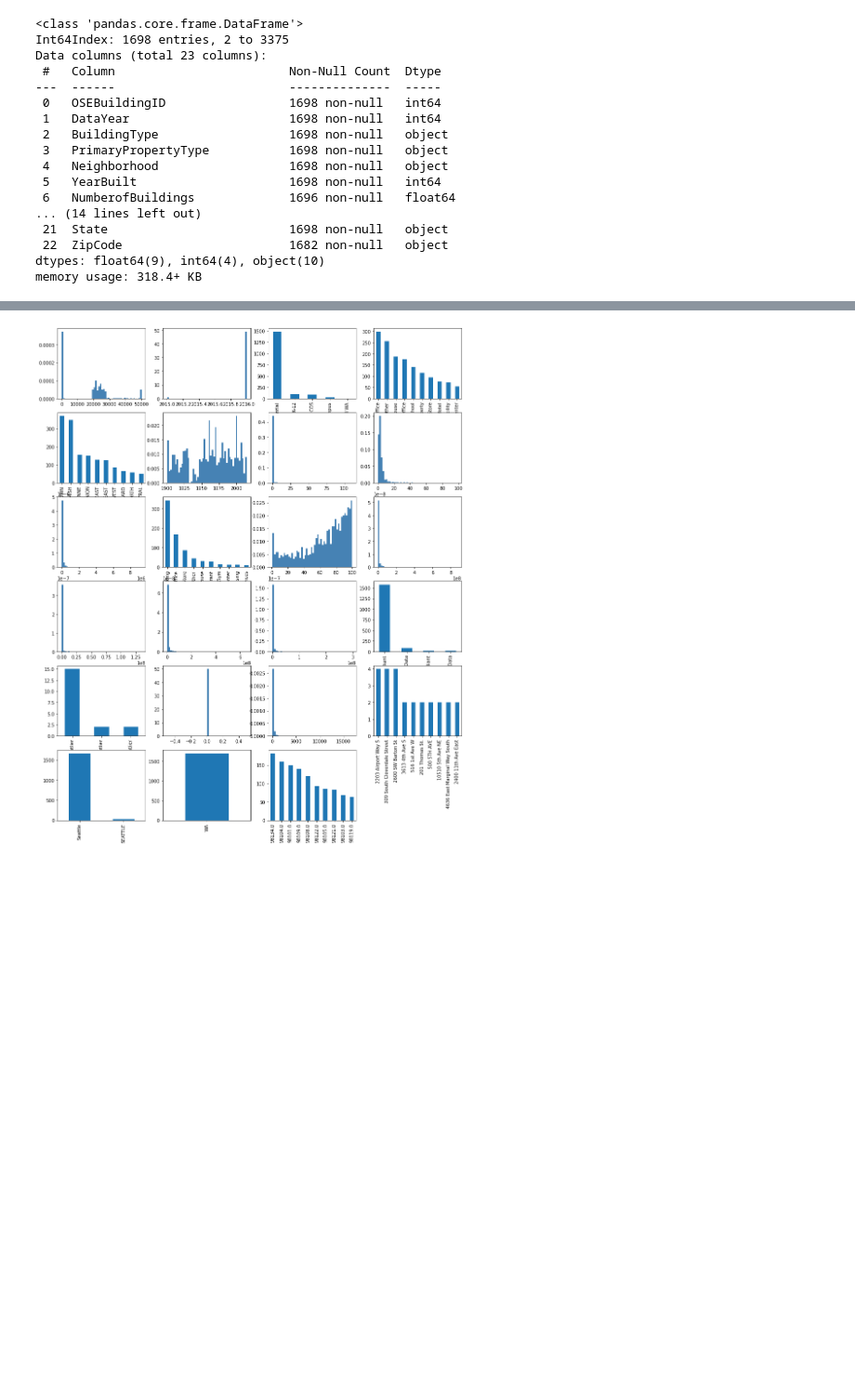
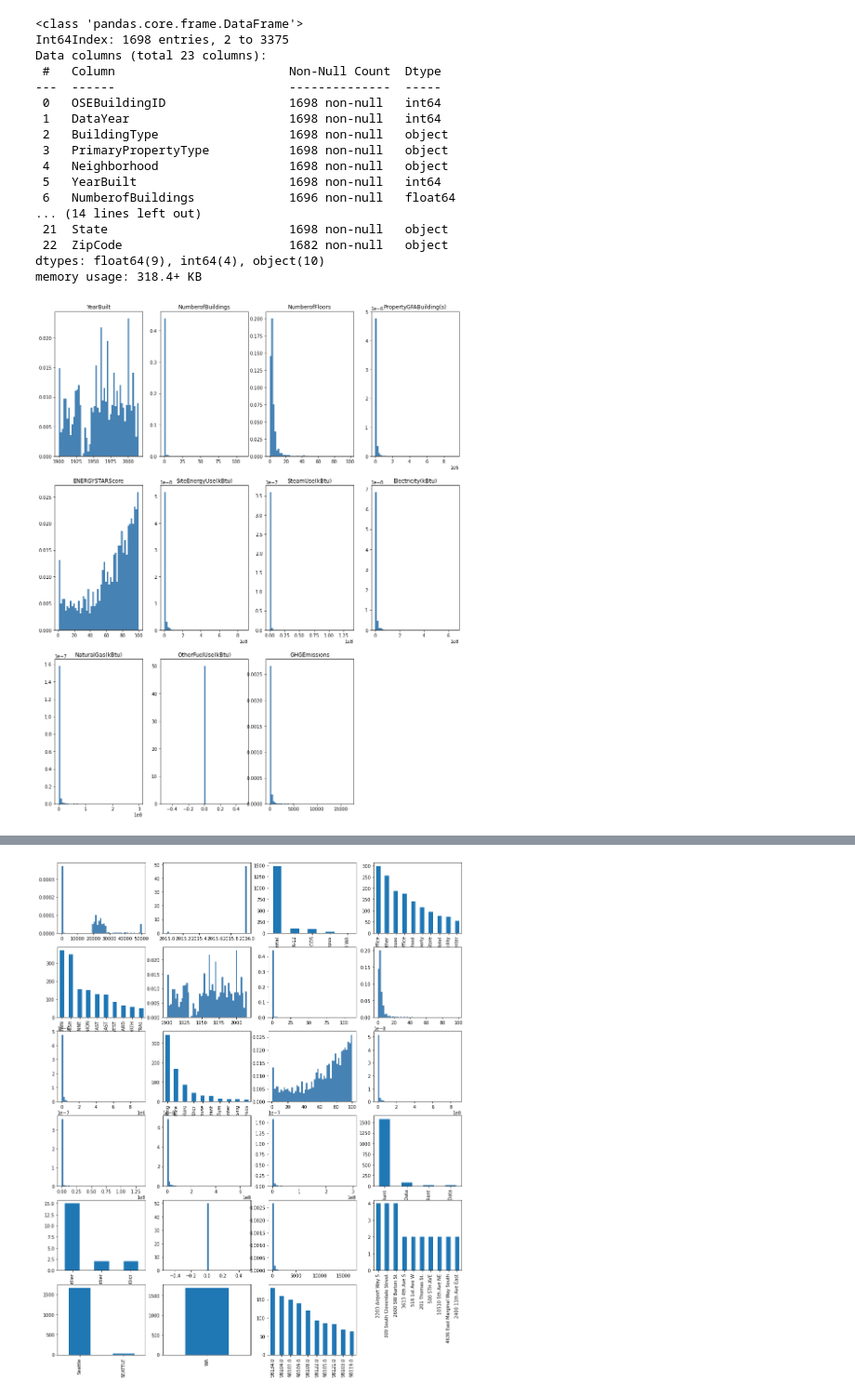
Before and after one commit to sebastienbourgeois/oc-p4-anticiper-besoin-consommation-batiments, a Jupyter notebook: Pelec_01_notebook.ipynb, the cells around one changed output, grey strips where cells are left out. Shown at 93% size. Saved outputs shown, nothing was run; the diff lists cells and outputs as text; code cells hidden in the pictures; blank space fills up the shorter version.

Commit message:
MAJ notebook : séparation du dataset selon le type des variables et visualisation des variables quantitatives

```diff
--- a/Pelec_01_notebook.ipynb
+++ b/Pelec_01_notebook.ipynb
@@ -607,7 +607,25 @@ mapping_visualisation_variable["ComplianceStatus"] = True
 mapping_visualisation_variable["Outlier"] = True
 mapping_visualisation_variable["OtherFuelUse(kBtu)"] = True
 mapping_visualisation_variable["GHGEmissions"] = True
-mapping_visualisation_variable["Address"] = True
-mapping_visualisation_variable["City"] = True
-mapping_visualisation_variable["State"] = True
-mapping_visualisation_variable["ZipCode"] = True
+mapping_visualisation_variable["Address"] = False # pas d'intérêt de visualiser cette variable
+mapping_visualisation_variable["City"] = False
+mapping_visualisation_variable["State"] = False
+mapping_visualisation_variable["ZipCode"] = False
+# %%
+# Séparation du dataset selon les types de variables pour faciliter la visualisation
+variables_quantitatives = [nom_colonne for nom_colonne in mapping_type_variables
+                                           if mapping_type_variables[nom_colonne] == "quantitative"]
+variables_qualitatives = [nom_colonne for nom_colonne in batiments_data.columns if nom_colonne not in variables_quantitatives]
+batiments_data_quanti = batiments_data[variables_quantitatives]
+batiments_data_quali = batiments_data[variables_qualitatives]
+# %%
+# Visualisation des variables quantitatives
+fig = plt.figure(figsize=(16, 20))
+for indice_colonne in range(batiments_data_quanti.shape[1]):
+    ax = fig.add_subplot(3, 4, (indice_colonne+1))
+    nom_colonne = batiments_data_quanti.iloc[:, indice_colonne].name
+    if mapping_visualisation_variable[nom_colonne]:
+        h = ax.hist(batiments_data_quanti.iloc[:, indice_colonne], bins=50, color='steelblue', density=True, edgecolor='none')
+        ax.set_title(nom_colonne, fontsize=12)
+# %% [output]
+[figure, added]
```
Also changed, not shown: parts of 1 cell of this notebook.
